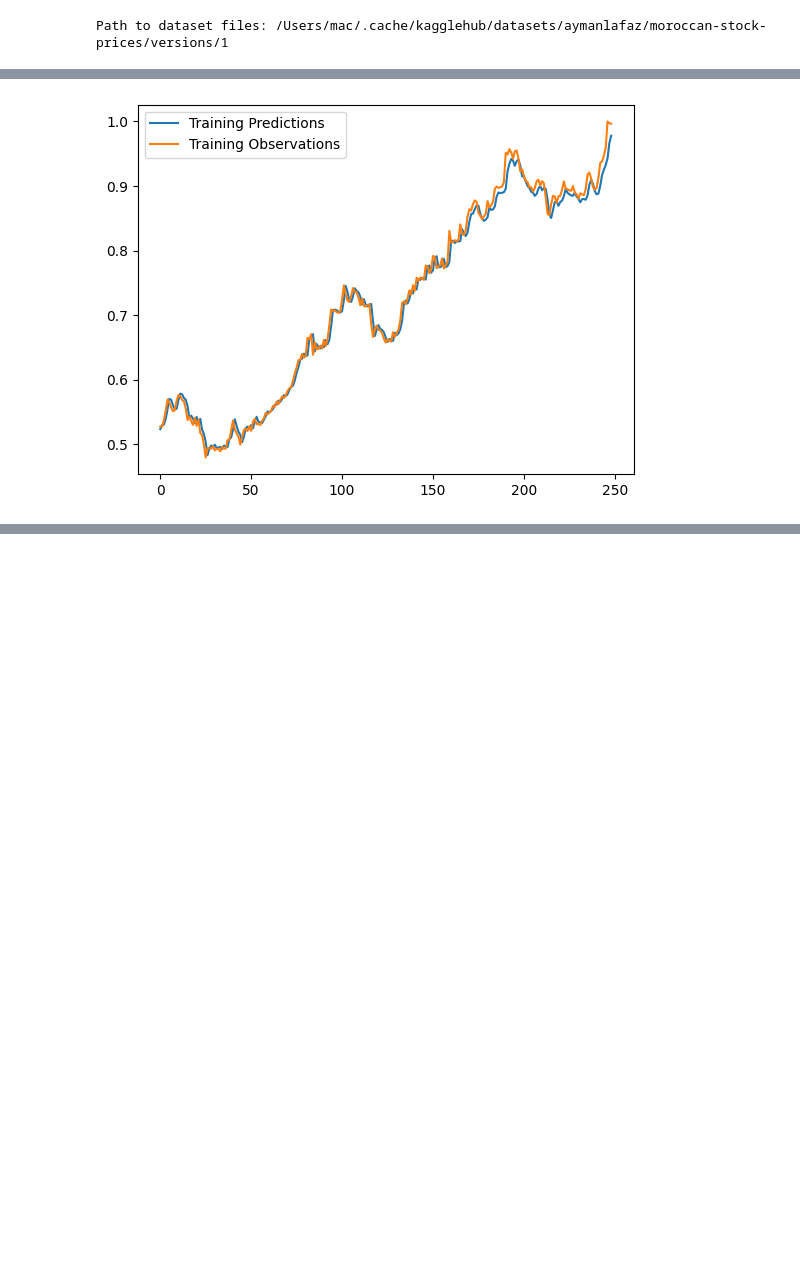
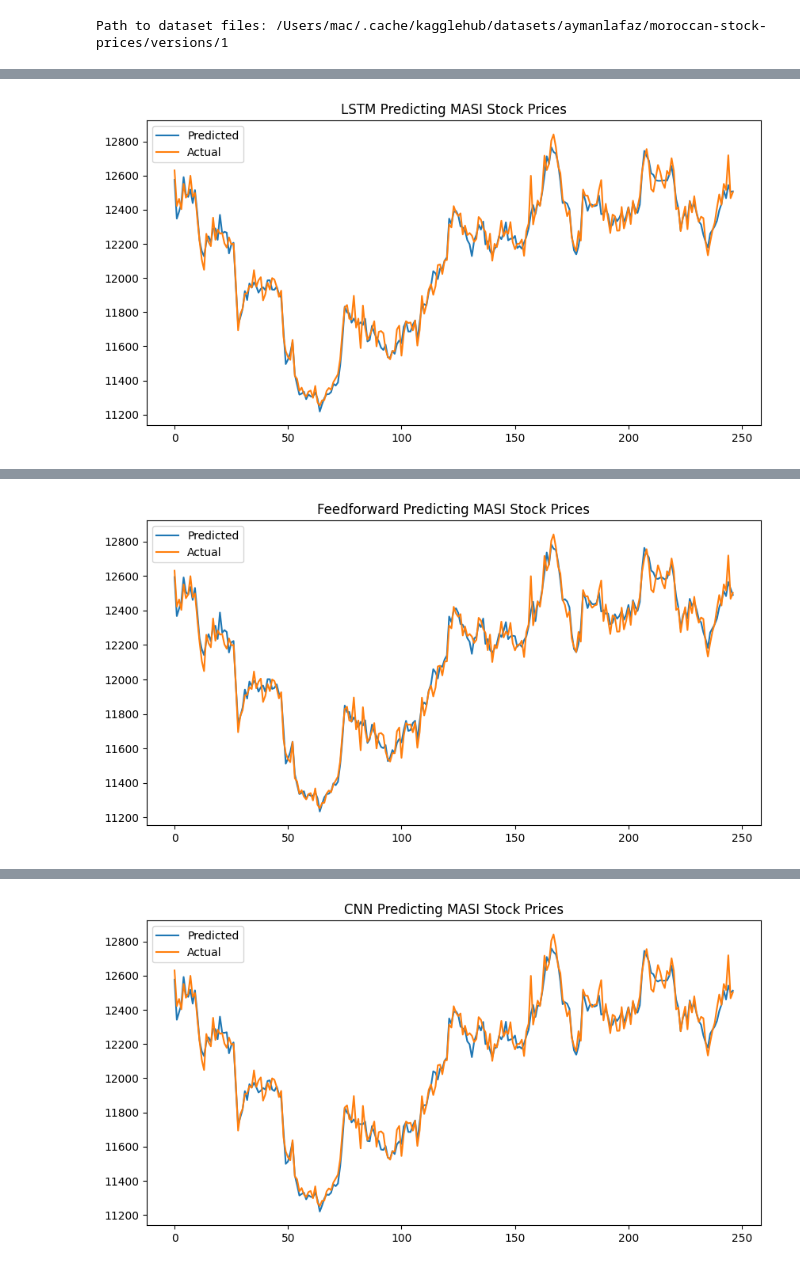
Before and after one commit to jaberassad/moroccan_stock_predictor, a Jupyter notebook: train.ipynb, the cells around one changed output, grey strips where cells are left out. Drawn from its saved outputs; the diff is of its cells as text; code cells hidden in the pictures; blank space fills up the shorter version.

Commit message:
added a variety of models and plotted each of their predictions, removed scaling and used log returns instead

```diff
--- a/train.ipynb
+++ b/train.ipynb
@@ -86,0 +121,12 @@ Epoch 100/100
+# %%
+cnn_model = Sequential([
+    layers.Conv1D(filters=64, kernel_size=3, activation='relu', input_shape=(timesteps, 1)),
+    layers.Flatten(),
+    layers.Dense(30, activation="relu"),
+    layers.Dense(30, activation="relu"),
+    layers.Dense(1)
+])
+
+
+cnn_model.compile(loss = "mse", optimizer=Adam(learning_rate = 0.001), metrics=['mean_absolute_error'])
+cnn_model.fit(X_train, Y_train, epochs=100, validation_data=(X_eval, Y_eval))
@@ -91,11 +161,48 @@ WARNING:absl:You are saving your model as an HDF5 file via `model.save()` or `ke
+# %%
+def convertToPrices(log_returns):
+    res = [0]
+
+    for i in range(1, len(log_returns)):
+        res.append(prices[i-1][0]*math.exp(log_returns[i]))
+
+    return res
 # %%
-#tests the model on unseen data
-
 import matplotlib.pyplot as plt
 
-test_predictions = model.predict(X_eval).flatten()
+actual_prices = convertToPrices(Y_eval)
 
-plt.plot(test_predictions)
-plt.plot(Y_eval)
-plt.legend(['Training Predictions', 'Training Observations'])
+# --- LSTM Model ---
+ltsm_test_predictions = ltsm_model.predict(X_eval).flatten()
+predicted_prices = convertToPrices(ltsm_test_predictions)
+
+plt.figure(figsize=(10, 5))
+plt.plot(predicted_prices[1:], label='Predicted')
+plt.plot(actual_prices[1:], label='Actual')
+plt.title("LSTM Predicting MASI Stock Prices")
+plt.legend()
+plt.show()
+
+
+# --- Feedforward Model ---
+feed_forward_test_predictions = feed_forward_model.predict(X_eval).flatten()
+predicted_prices = convertToPrices(feed_forward_test_predictions)
+
+plt.figure(figsize=(10, 5))
+plt.plot(predicted_prices[1:], label='Predicted')
+plt.plot(actual_prices[1:], label='Actual')
+plt.title("Feedforward Predicting MASI Stock Prices")
+plt.legend()
+plt.show()
+
+
+# --- CNN Model ---
+cnn_test_predictions = cnn_model.predict(X_eval).flatten()
+predicted_prices = convertToPrices(cnn_test_predictions)
+
+plt.figure(figsize=(10, 5))
+plt.plot(predicted_prices[1:], label='Predicted')
+plt.plot(actual_prices[1:], label='Actual')
+plt.title("CNN Predicting MASI Stock Prices")
+plt.legend()
+plt.show()
 # %% [output]
@@ -102,0 +210 @@ plt.legend(['Training Predictions', 'Training Observations'])
+[figure, new version]
@@ -104 +212 @@ plt.legend(['Training Predictions', 'Training Observations'])
-[figure, old version]
+[figure, added]
@@ -104,0 +214 @@ plt.legend(['Training Predictions', 'Training Observations'])
+[figure, added]
```
Also changed, not shown: parts of 8 cells of this notebook, 3 other files.
